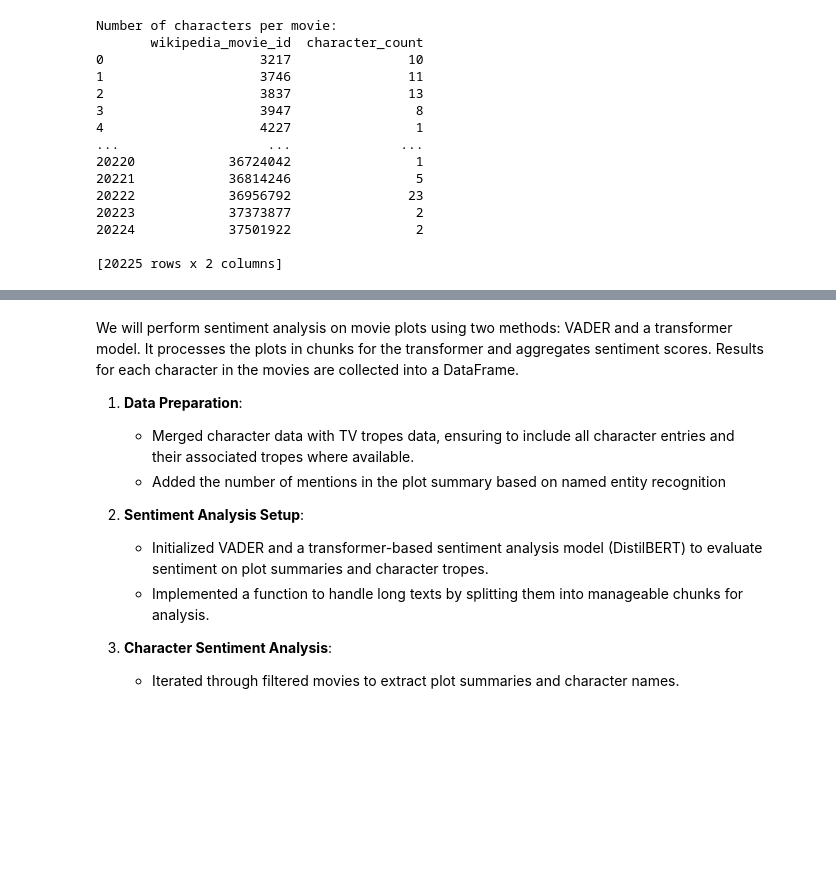
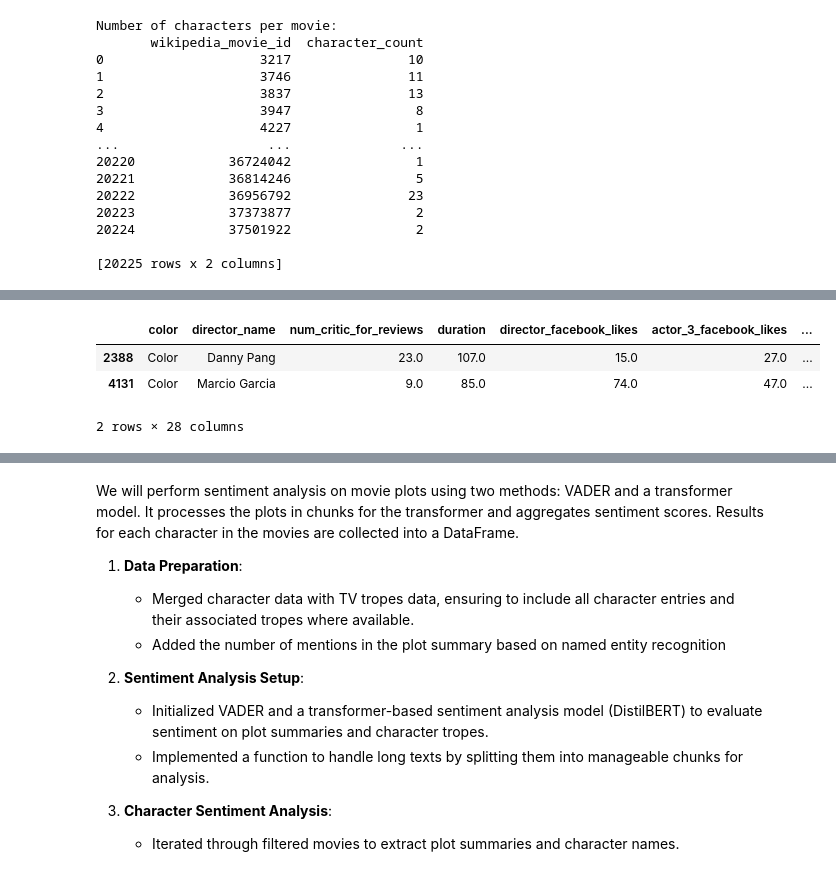
Before and after one commit to arthurEpfl/CMU_MovieCorpus_Data_Analysis, a Jupyter notebook: src/EDA/eda_malak.ipynb, the cells around one changed output, grey strips where cells are left out. Drawn from its saved outputs; the diff is of its cells as text; code cells hidden in the pictures; blank space fills up the shorter version.

```diff
--- a/src/EDA/eda_malak.ipynb
+++ b/src/EDA/eda_malak.ipynb
@@ -486,0 +648,2 @@ KeyboardInterrupt:
+# %%
+imdb_movies = pd.read_csv('../data/raw/imdb_5000_movies.csv')
@@ -486,0 +662,7 @@ KeyboardInterrupt:
+# %%
+imdb_movies.sample(2)
+# %% [output]
+|  | color | director_name | num_critic_for_reviews | duration | director_facebook_likes | actor_3_facebook_likes | ... |
+| 2388 | Color | Danny Pang | 23.0 | 107.0 | 15.0 | 27.0 | ... |
+| 4131 | Color | Marcio Garcia | 9.0 | 85.0 | 74.0 | 47.0 | ... |
+2 rows × 28 columns
```
Also changed, not shown: parts of 51 cells of this notebook, 1 other file.
